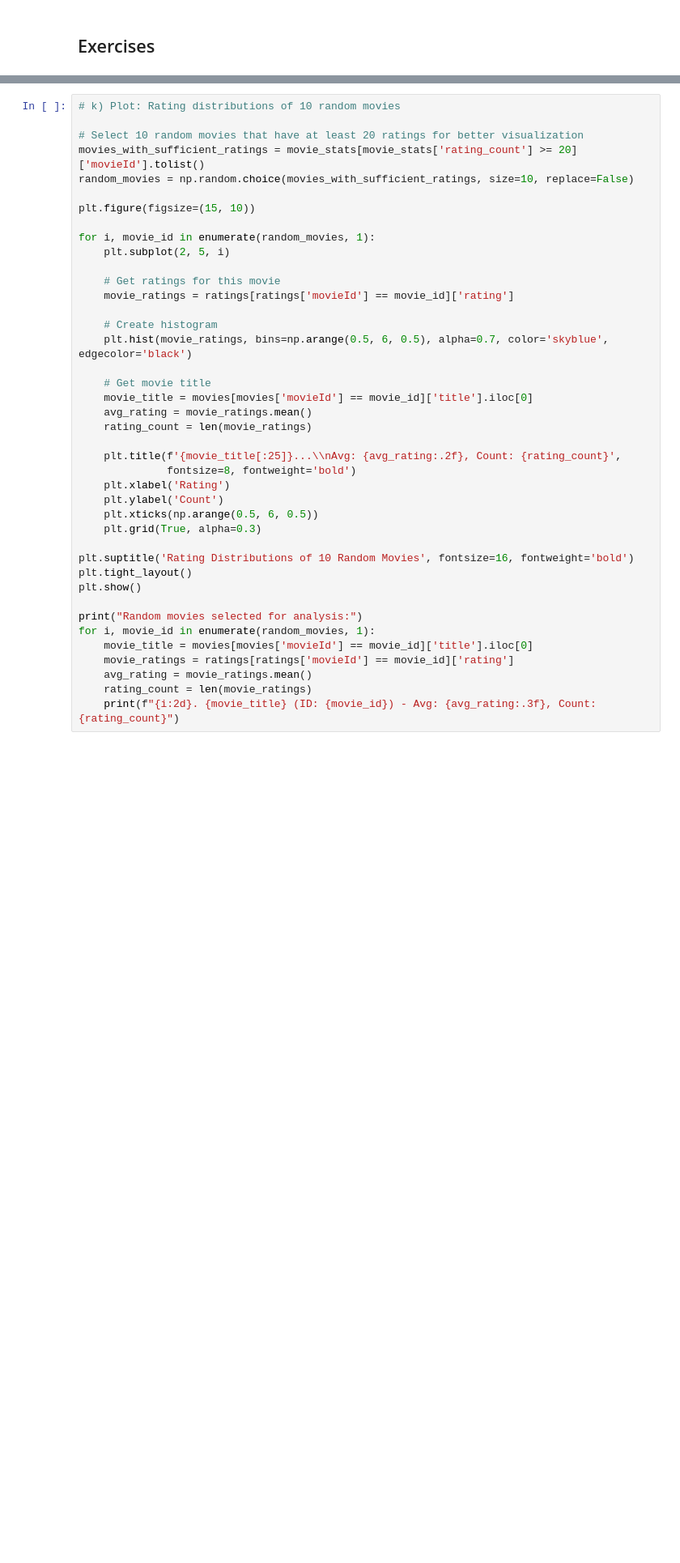
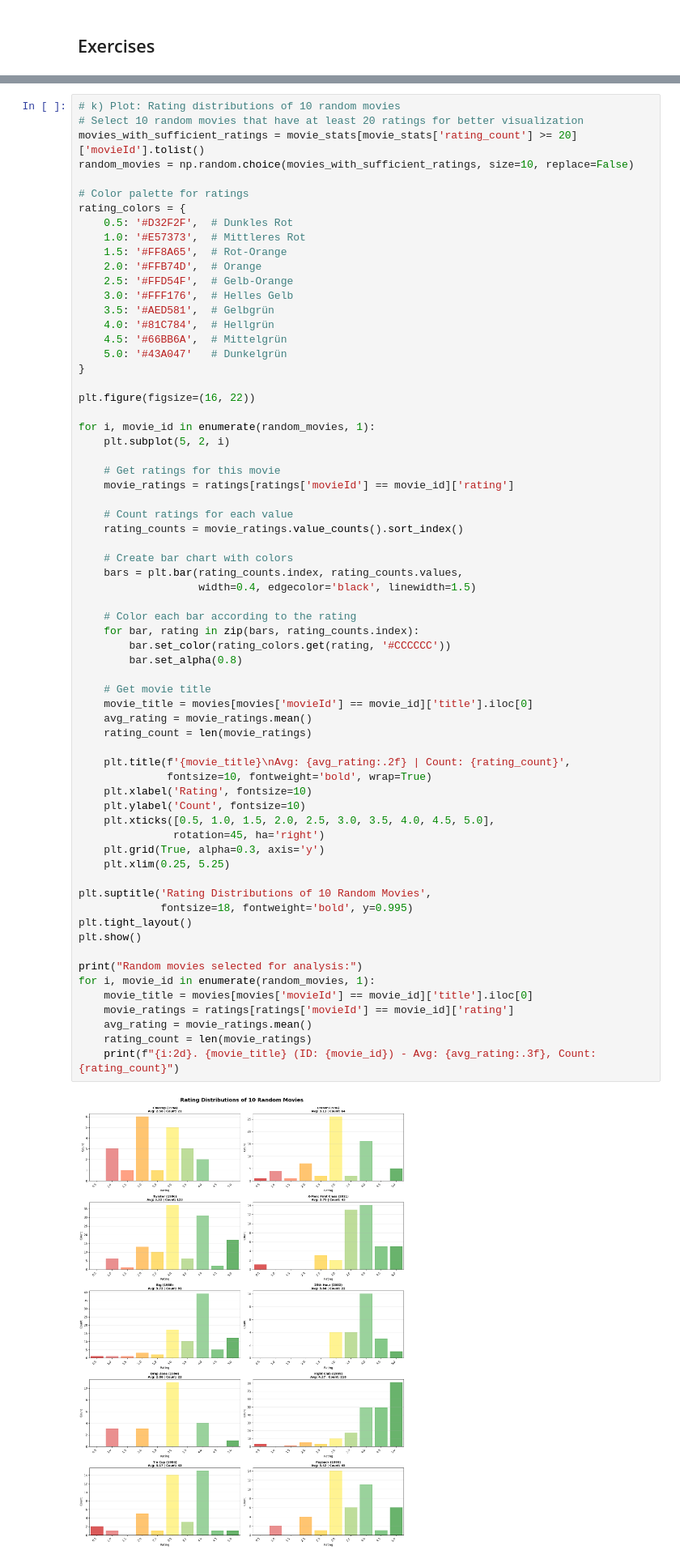
Before and after one commit to michelle-rohrer/recommender_systems, a Jupyter notebook: RSY_MiniChallenge_HS25.ipynb, the cells around one changed output, grey strips where cells are left out. Shown at 81% size. Drawn from its saved outputs; the diff is of its cells as text; blank space fills up the shorter version.

```diff
--- a/RSY_MiniChallenge_HS25.ipynb
+++ b/RSY_MiniChallenge_HS25.ipynb
@@ -417,41 +788,68 @@ for genre in genre_rating_dist.index:
 # %%
 # k) Plot: Rating distributions of 10 random movies
-
 # Select 10 random movies that have at least 20 ratings for better visualization
 movies_with_sufficient_ratings = movie_stats[movie_stats['rating_count'] >= 20]['movieId'].tolist()
 random_movies = np.random.choice(movies_with_sufficient_ratings, size=10, replace=False)
 
-plt.figure(figsize=(15, 10))
+# Color palette for ratings
+rating_colors = {
+    0.5: '#D32F2F',  # Dunkles Rot
+    1.0: '#E57373',  # Mittleres Rot
+    1.5: '#FF8A65',  # Rot-Orange
+    2.0: '#FFB74D',  # Orange
+    2.5: '#FFD54F',  # Gelb-Orange
+    3.0: '#FFF176',  # Helles Gelb
+    3.5: '#AED581',  # Gelbgrün
+    4.0: '#81C784',  # Hellgrün
+    4.5: '#66BB6A',  # Mittelgrün
+    5.0: '#43A047'   # Dunkelgrün
+}
+
+plt.figure(figsize=(16, 22))
 
 for i, movie_id in enumerate(random_movies, 1):
-    plt.subplot(2, 5, i)
+    plt.subplot(5, 2, i)
 
     # Get ratings for this movie
     movie_ratings = ratings[ratings['movieId'] == movie_id]['rating']
 
-    # Create histogram
-    plt.hist(movie_ratings, bins=np.arange(0.5, 6, 0.5), alpha=0.7, color='skyblue', edgecolor='black')
+    # Count ratings for each value
+    rating_counts = movie_ratings.value_counts().sort_index()
+
+    # Create bar chart with colors
+    bars = plt.bar(rating_counts.index, rating_counts.values,
+                   width=0.4, edgecolor='black', linewidth=1.5)
+
+    # Color each bar according to the rating
+    for bar, rating in zip(bars, rating_counts.index):
+        bar.set_color(rating_colors.get(rating, '#CCCCCC'))
+        bar.set_alpha(0.8)
 
     # Get movie title
     movie_title = movies[movies['movieId'] == movie_id]['title'].iloc[0]
     avg_rating = movie_ratings.mean()
     rating_count = len(movie_ratings)
 
-    plt.title(f'{movie_title[:25]}...\\nAvg: {avg_rating:.2f}, Count: {rating_count}',
-              fontsize=8, fontweight='bold')
-    plt.xlabel('Rating')
-    plt.ylabel('Count')
-    plt.xticks(np.arange(0.5, 6, 0.5))
-    plt.grid(True, alpha=0.3)
+    plt.title(f'{movie_title}\nAvg: {avg_rating:.2f} | Count: {rating_count}',
+              fontsize=10, fontweight='bold', wrap=True)
+    plt.xlabel('Rating', fontsize=10)
+    plt.ylabel('Count', fontsize=10)
+    plt.xticks([0.5, 1.0, 1.5, 2.0, 2.5, 3.0, 3.5, 4.0, 4.5, 5.0],
+               rotation=45, ha='right')
+    plt.grid(True, alpha=0.3, axis='y')
+    plt.xlim(0.25, 5.25)
 
-plt.suptitle('Rating Distributions of 10 Random Movies', fontsize=16, fontweight='bold')
+plt.suptitle('Rating Distributions of 10 Random Movies',
+             fontsize=18, fontweight='bold', y=0.995)
 plt.tight_layout()
 plt.show()
 
 print("Random movies selected for analysis:")
 for i, movie_id in enumerate(random_movies, 1):
     movie_title = movies[movies['movieId'] == movie_id]['title'].iloc[0]
     movie_ratings = ratings[ratings['movieId'] == movie_id]['rating']
     avg_rating = movie_ratings.mean()
     rating_count = len(movie_ratings)
     print(f"{i:2d}. {movie_title} (ID: {movie_id}) - Avg: {avg_rating:.3f}, Count: {rating_count}")
+# %% [output]
+[figure, added]
```
Also changed, not shown: parts of 33 cells of this notebook.
